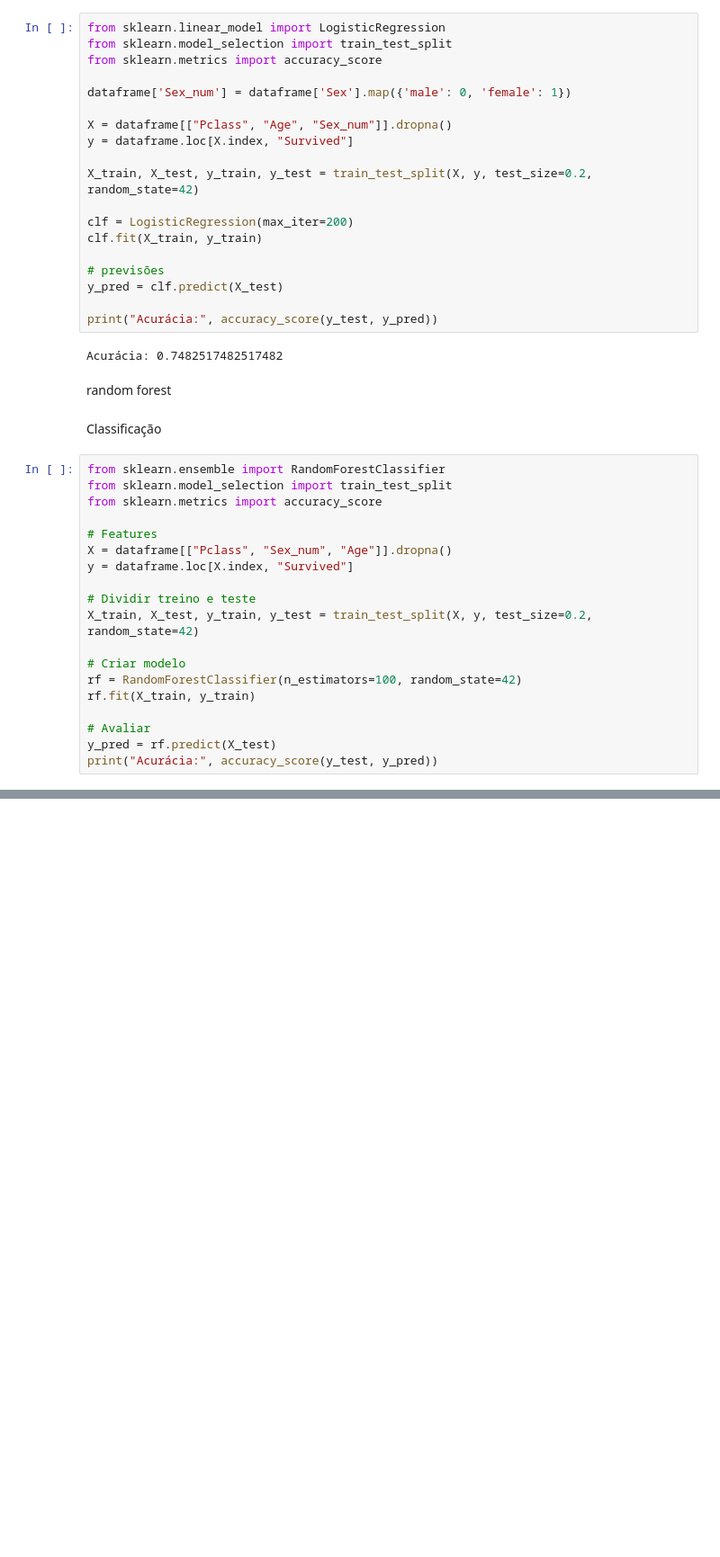
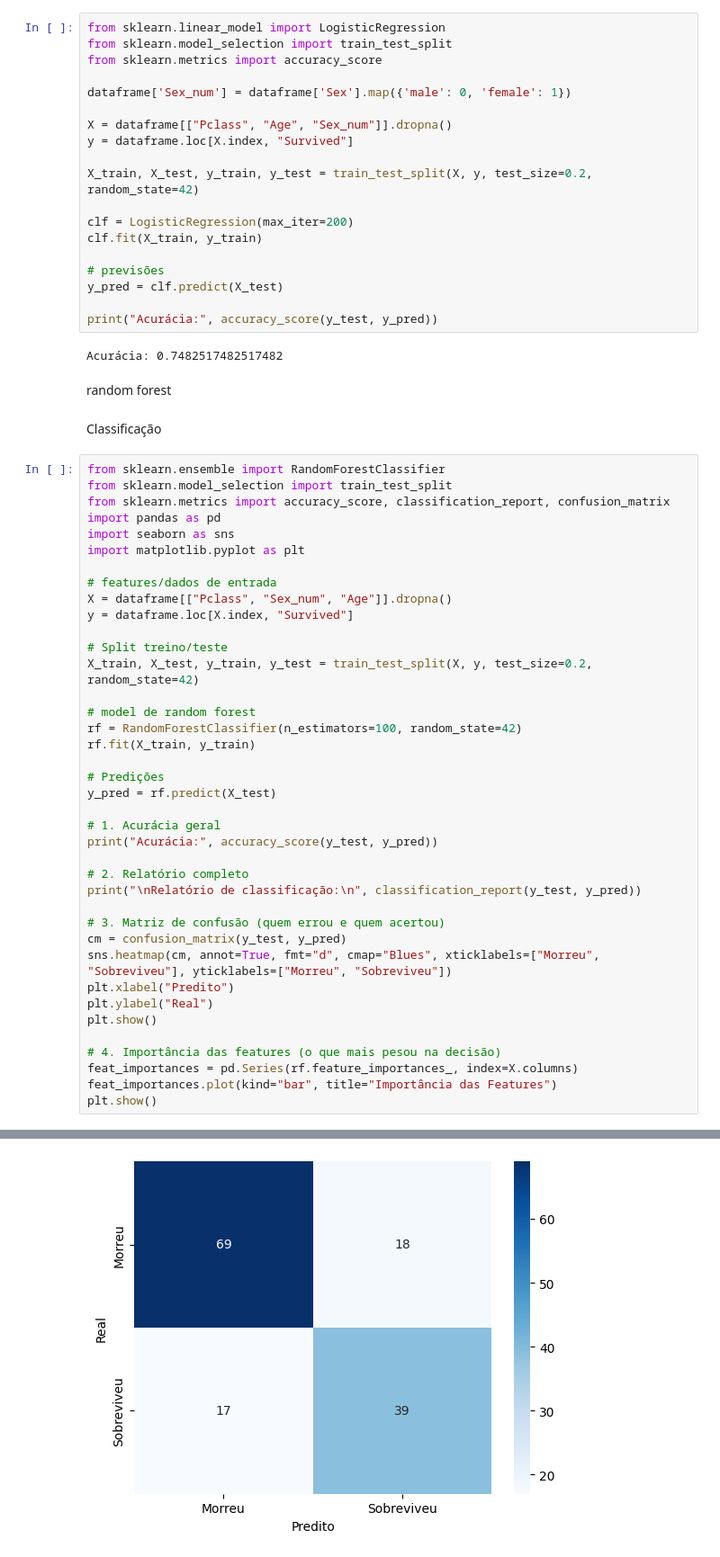
Before and after one commit to joaobenedetmachado/ml-playground, a Jupyter notebook: titanic_simple_ml/titanic_ml.ipynb, the cells around one changed output, grey strips where cells are left out. Shown at 90% size. Saved outputs shown, nothing was run; the diff lists cells and outputs as text; blank space fills up the shorter version.

Commit message:
deixando mais claros alguns conceitos de classificacao com random forest

```diff
--- a/titanic_simple_ml/titanic_ml.ipynb
+++ b/titanic_simple_ml/titanic_ml.ipynb
@@ -96,21 +96,41 @@ Classificação
 # %%
 from sklearn.ensemble import RandomForestClassifier
 from sklearn.model_selection import train_test_split
-from sklearn.metrics import accuracy_score
+from sklearn.metrics import accuracy_score, classification_report, confusion_matrix
+import pandas as pd
+import seaborn as sns
+import matplotlib.pyplot as plt
 
-# Features
+# features/dados de entrada
 X = dataframe[["Pclass", "Sex_num", "Age"]].dropna()
 y = dataframe.loc[X.index, "Survived"]
 
-# Dividir treino e teste
+# Split treino/teste
 X_train, X_test, y_train, y_test = train_test_split(X, y, test_size=0.2, random_state=42)
 
-# Criar modelo
+# model de random forest
 rf = RandomForestClassifier(n_estimators=100, random_state=42)
 rf.fit(X_train, y_train)
 
-# Avaliar
+# Predições
 y_pred = rf.predict(X_test)
+
+# 1. Acurácia geral
 print("Acurácia:", accuracy_score(y_test, y_pred))
+
+# 2. Relatório completo
+print("\nRelatório de classificação:\n", classification_report(y_test, y_pred))
+
+# 3. Matriz de confusão (quem errou e quem acertou)
+cm = confusion_matrix(y_test, y_pred)
+sns.heatmap(cm, annot=True, fmt="d", cmap="Blues", xticklabels=["Morreu", "Sobreviveu"], yticklabels=["Morreu", "Sobreviveu"])
+plt.xlabel("Predito")
+plt.ylabel("Real")
+plt.show()
+
+# 4. Importância das features (o que mais pesou na decisão)
+feat_importances = pd.Series(rf.feature_importances_, index=X.columns)
+feat_importances.plot(kind="bar", title="Importância das Features")
+plt.show()
 # %% [output]
 Acurácia: 0.7552447552447552
@@ -116,0 +147 @@ Acurácia: 0.7552447552447552
+[figure, added]
```
Also changed, not shown: parts of 2 cells of this notebook, 1 other file.
